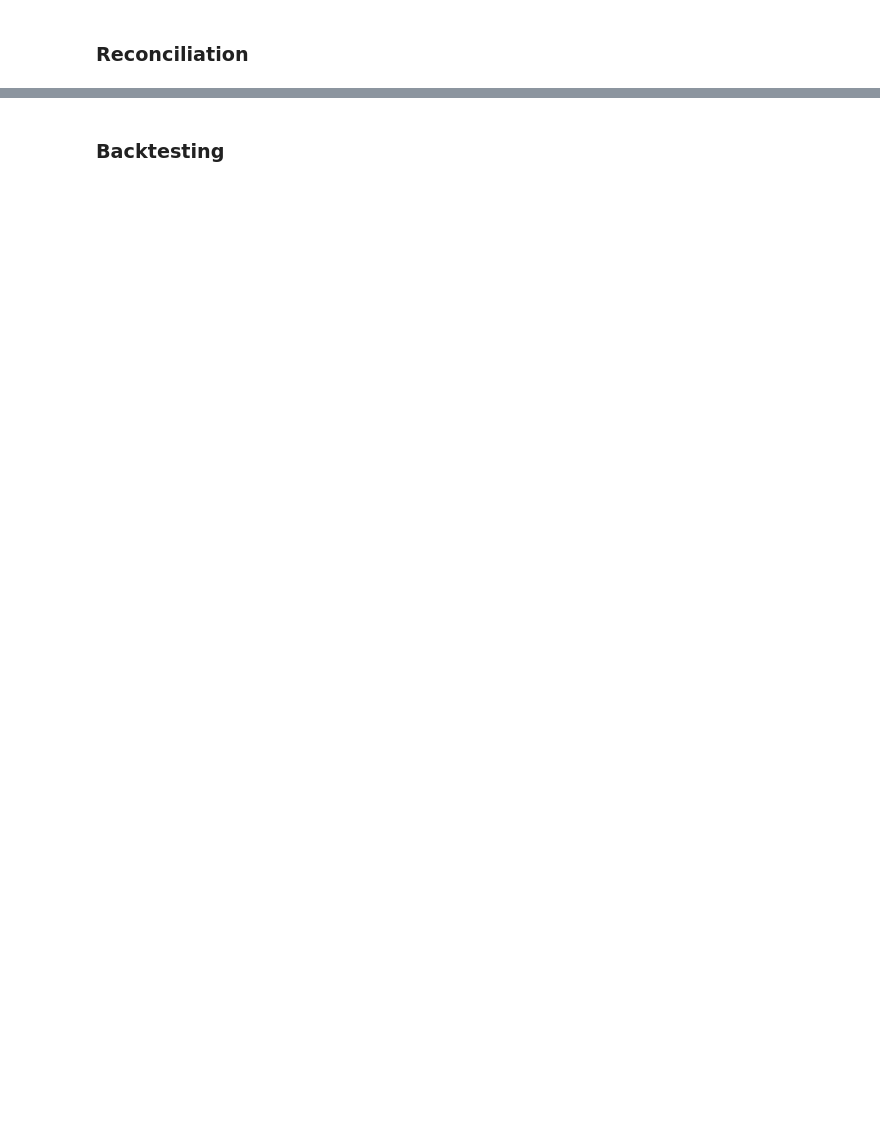
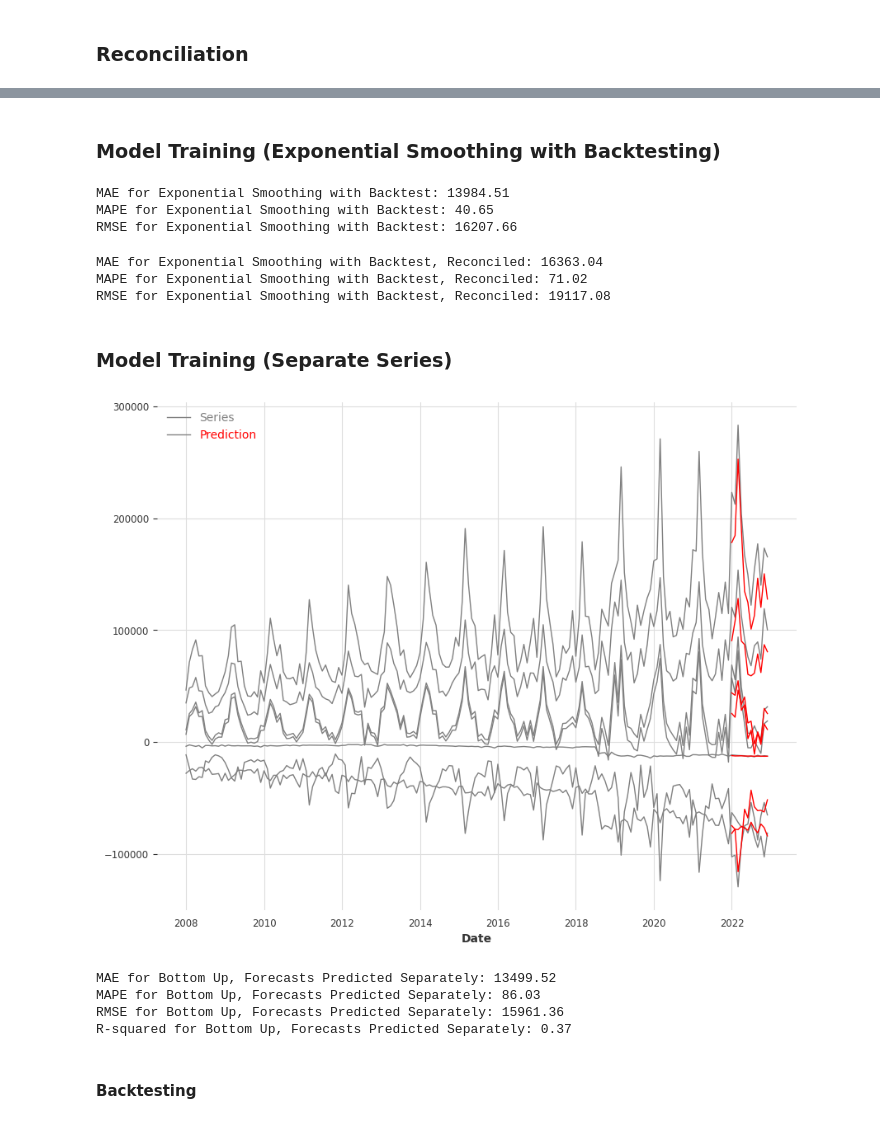
Before and after one commit to kndiam/H-Forecasting, a Jupyter notebook: hierarchical_forecasting.ipynb, the cells around one changed output, grey strips where cells are left out. Drawn from its saved outputs; the diff is of its cells as text; code cells hidden in the pictures; blank space fills up the shorter version.

```diff
--- a/hierarchical_forecasting.ipynb
+++ b/hierarchical_forecasting.ipynb
@@ -251,0 +393,2 @@ R-squared for Top Down: -90.00
+# %% [markdown]
+### Model Training (Exponential Smoothing with Backtesting)
@@ -251,0 +417,55 @@ R-squared for Top Down: -90.00
+# %%
+get_metrics(backtest_results,val, "Exponential Smoothing with Backtest")
+# %% [output]
+MAE for Exponential Smoothing with Backtest: 13984.51
+MAPE for Exponential Smoothing with Backtest: 40.65
+RMSE for Exponential Smoothing with Backtest: 16207.66
+# %%
+#again, reconciliation lowers performance(!)
+get_metrics(reconciled_backtest_results, val, "Exponential Smoothing with Backtest, Reconciled")
+# %% [output]
+MAE for Exponential Smoothing with Backtest, Reconciled: 16363.04
+MAPE for Exponential Smoothing with Backtest, Reconciled: 71.02
+RMSE for Exponential Smoothing with Backtest, Reconciled: 19117.08
+# %% [markdown]
+### Model Training (Separate Series)
+# %%
+train, val = series[:-24], series[-24:-12]
+
+
+series_dict = {
+    "EBIT": TimeSeries.from_dataframe(df, time_col="Date", value_cols=["EBIT"]),
+    "EBITDA": TimeSeries.from_dataframe(df, time_col="Date", value_cols=["EBITDA"]),
+    "-DepreciationAmortization":  TimeSeries.from_dataframe(df, time_col="Date", value_cols=["-DepreciationAmortization"]),
+    "ContributionMargin1" : TimeSeries.from_dataframe(df, time_col="Date", value_cols=["ContributionMargin1"]),
+    "-FixCosts" : TimeSeries.from_dataframe(df, time_col="Date", value_cols=["-FixCosts"]),
+    "NetSales": TimeSeries.from_dataframe(df, time_col="Date", value_cols=["NetSales"]),
+    "-VariableCosts" : TimeSeries.from_dataframe(df, time_col="Date", value_cols=["-VariableCosts"]),
+}
+
+
+# Train models separately for each series
+forecasts_dict = {}
+for key in series_dict.keys():
+    if key =="EBIT" or key == "EBITDA":
+      model = AutoARIMA(lags=12)
+    else:
+      model = LinearRegressionModel(lags=12)
+    model.fit(series_dict[key][:-24])
+    forecasts_dict[key] = model.predict(n=len(val))
+
+forecasts = concatenate(list(forecasts_dict.values()), axis=1)
+# %%
+#how did we do? plot to see
+components_to_show = ["EBIT","EBITDA", "-DepreciationAmortization", "ContributionMargin1", "-FixCosts", "NetSales", "-VariableCosts"]
+plt.figure(figsize=(10, 8))
+#filter so we only show dates we actually calculated predictions for
+filtered_series = series.drop_after(Timestamp('2022-12-31'))
+filtered_series[components_to_show].plot(lw=1, color='gray', label='Series')
+for component in components_to_show:
+    if component in forecasts_dict:  # Check if component exists in forecasts_dict
+        forecasts_dict[component].plot(lw=1, color='red', label='Prediction')
+plt.legend(["Series", "Prediction"], loc="upper left", labelcolor=["gray","red"])
+plt.show()
+# %% [output]
+[figure, added]
@@ -252,2 +474,10 @@ R-squared for Top Down: -90.00
+# %%
+reconciled1_forecasts = reconciliator1.transform(forecasts)
+get_metrics(reconciled1_forecasts, val, "Bottom Up, Forecasts Predicted Separately")
+# %% [output]
+MAE for Bottom Up, Forecasts Predicted Separately: 13499.52
+MAPE for Bottom Up, Forecasts Predicted Separately: 86.03
+RMSE for Bottom Up, Forecasts Predicted Separately: 15961.36
+R-squared for Bottom Up, Forecasts Predicted Separately: 0.37
 # %% [markdown]
-### Backtesting
+#### Backtesting
```
Also changed, not shown: parts of 28 cells of this notebook.
